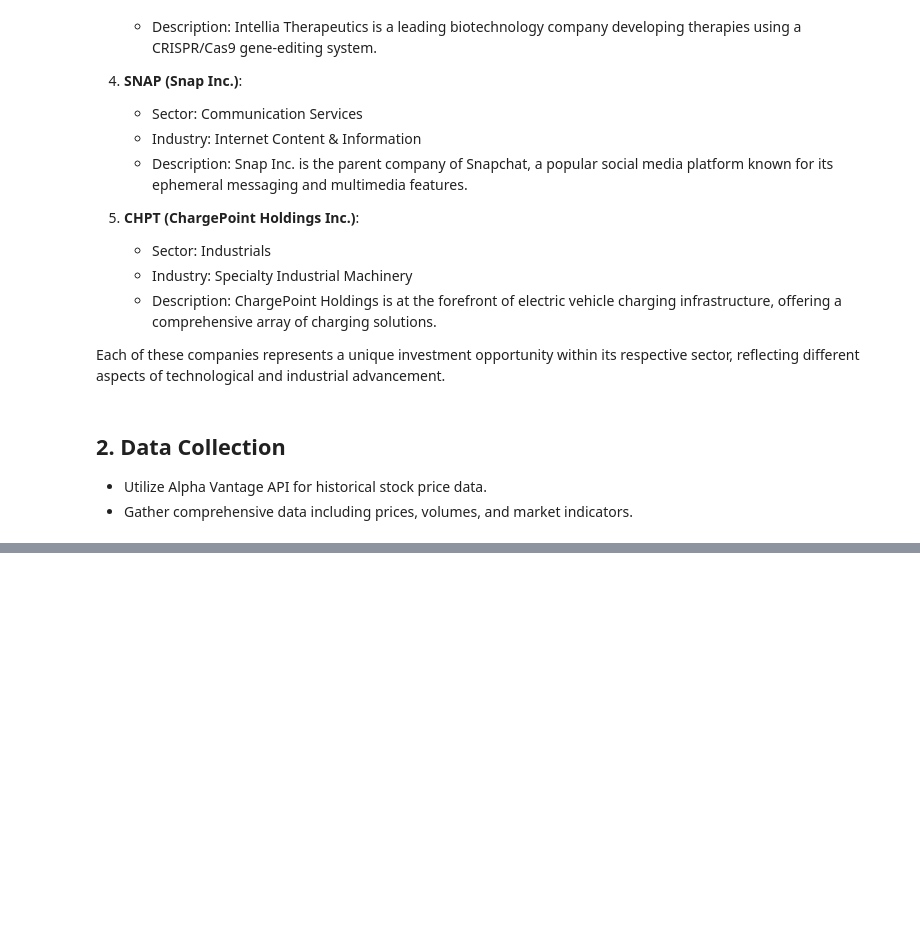
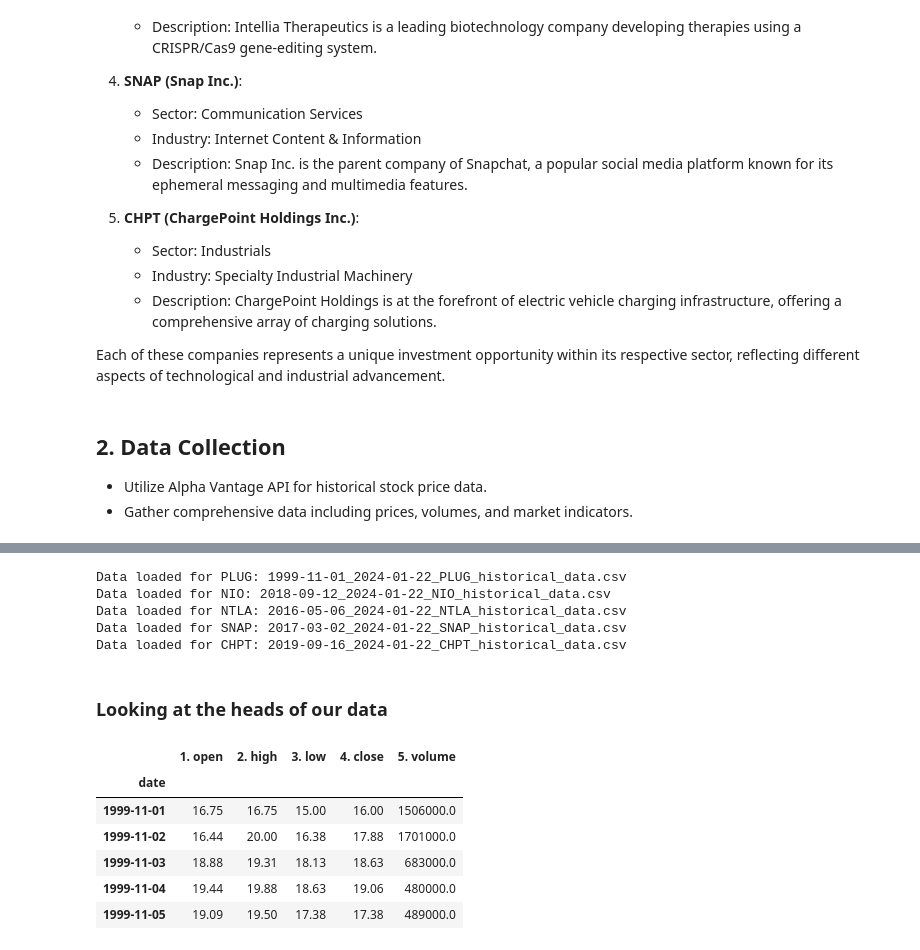
Before and after one commit to omnidox/Stock-Price-Prediction-Project, a Jupyter notebook: Stock_Prediction.ipynb, the cells around one changed output, grey strips where cells are left out. Drawn from its saved outputs; the diff is of its cells as text; code cells hidden in the pictures; blank space fills up the shorter version.

```diff
--- a/Stock_Prediction.ipynb
+++ b/Stock_Prediction.ipynb
@@ -101,0 +123,54 @@ def retrieve_stock_data():
+# %%
+import glob
+import pandas as pd
+
+def load_stock_data(symbols):
+    """
+    Load the most recent, up-to-date historical data CSV files into variables.
+    The 'Date' column in each CSV file is used as the DataFrame index and parsed as dates.
+
+    Parameters:
+    symbols (list): A list of stock symbols to load data for.
+
+    Returns:
+    dict: A dictionary containing the loaded data frames, with stock symbols as keys.
+    """
+    data_frames = {}
+
+    for symbol in symbols:
+        # Find the most recent CSV file for the symbol
+        files = glob.glob(f'*{symbol}_historical_data.csv')
+        if files:
+            files.sort()
+            most_recent_file = files[-1]
+
+            # Load the CSV file into a data frame with 'Date' as the index column and parse dates
+            data_frames[symbol] = pd.read_csv(most_recent_file, index_col='date', parse_dates=['date'])
+            print(f"Data loaded for {symbol}: {most_recent_file}")
+        else:
+            print(f"No data found for {symbol}")
+
+    return data_frames
+
+# Example usage
+# symbols_list should be defined earlier in your script
+# e.g., symbols_list = ['AAPL', 'GOOGL', 'MSFT']
+stock_data = load_stock_data(symbols_list)
+# %% [output]
+Data loaded for PLUG: 1999-11-01_2024-01-22_PLUG_historical_data.csv
+Data loaded for NIO: 2018-09-12_2024-01-22_NIO_historical_data.csv
+Data loaded for NTLA: 2016-05-06_2024-01-22_NTLA_historical_data.csv
+Data loaded for SNAP: 2017-03-02_2024-01-22_SNAP_historical_data.csv
+Data loaded for CHPT: 2019-09-16_2024-01-22_CHPT_historical_data.csv
+# %% [markdown]
+### Looking at the heads of our data
+# %%
+stock_data['PLUG'].head()
+# %% [output]
+|  | 1. open | 2. high | 3. low | 4. close | 5. volume |
+| date |  |  |  |  |  |
+| 1999-11-01 | 16.75 | 16.75 | 15.00 | 16.00 | 1506000.0 |
+| 1999-11-02 | 16.44 | 20.00 | 16.38 | 17.88 | 1701000.0 |
+| 1999-11-03 | 18.88 | 19.31 | 18.13 | 18.63 | 683000.0 |
+| 1999-11-04 | 19.44 | 19.88 | 18.63 | 19.06 | 480000.0 |
+| 1999-11-05 | 19.09 | 19.50 | 17.38 | 17.38 | 489000.0 |
```
Also changed, not shown: parts of 16 cells of this notebook, 11 other files.
